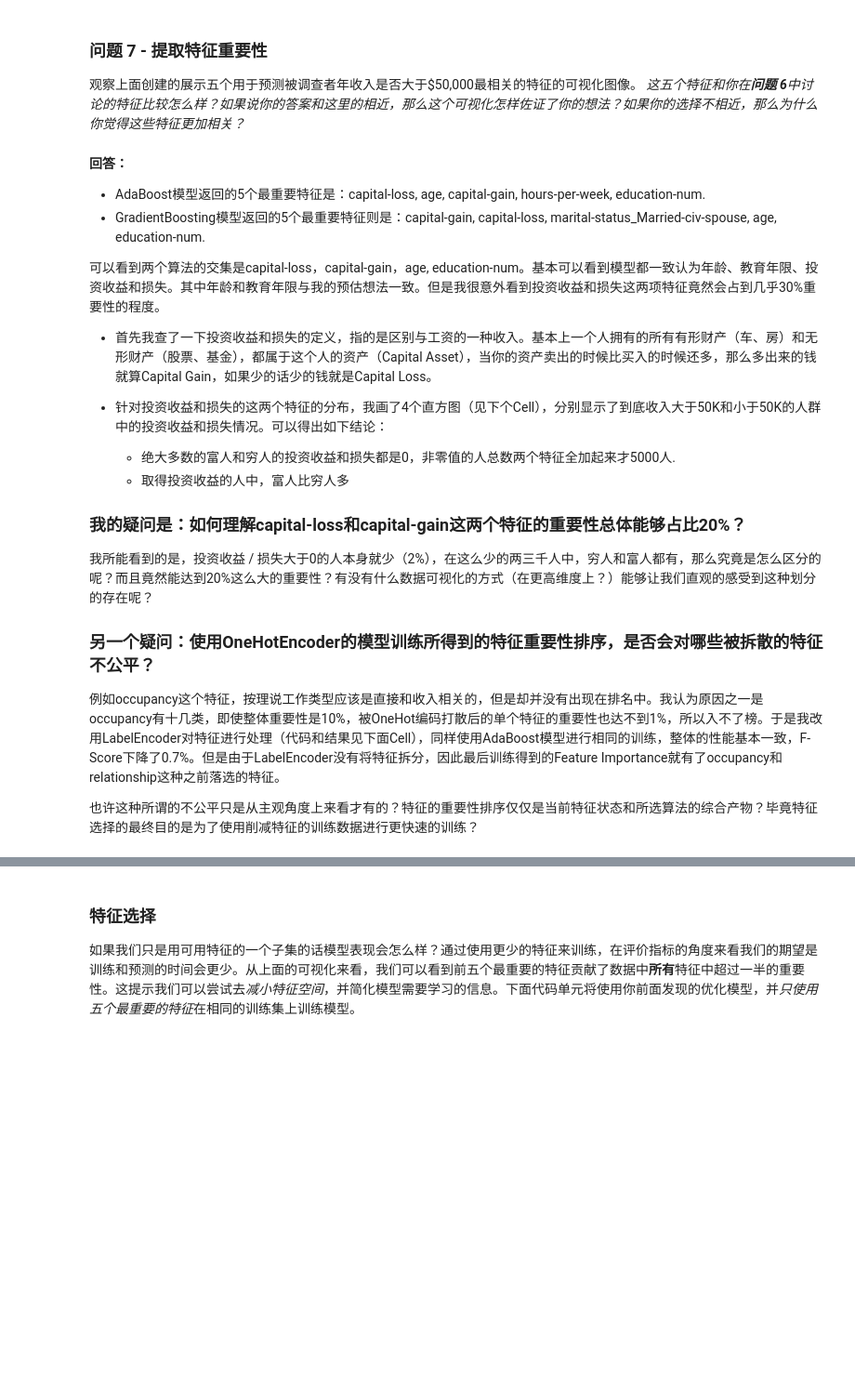
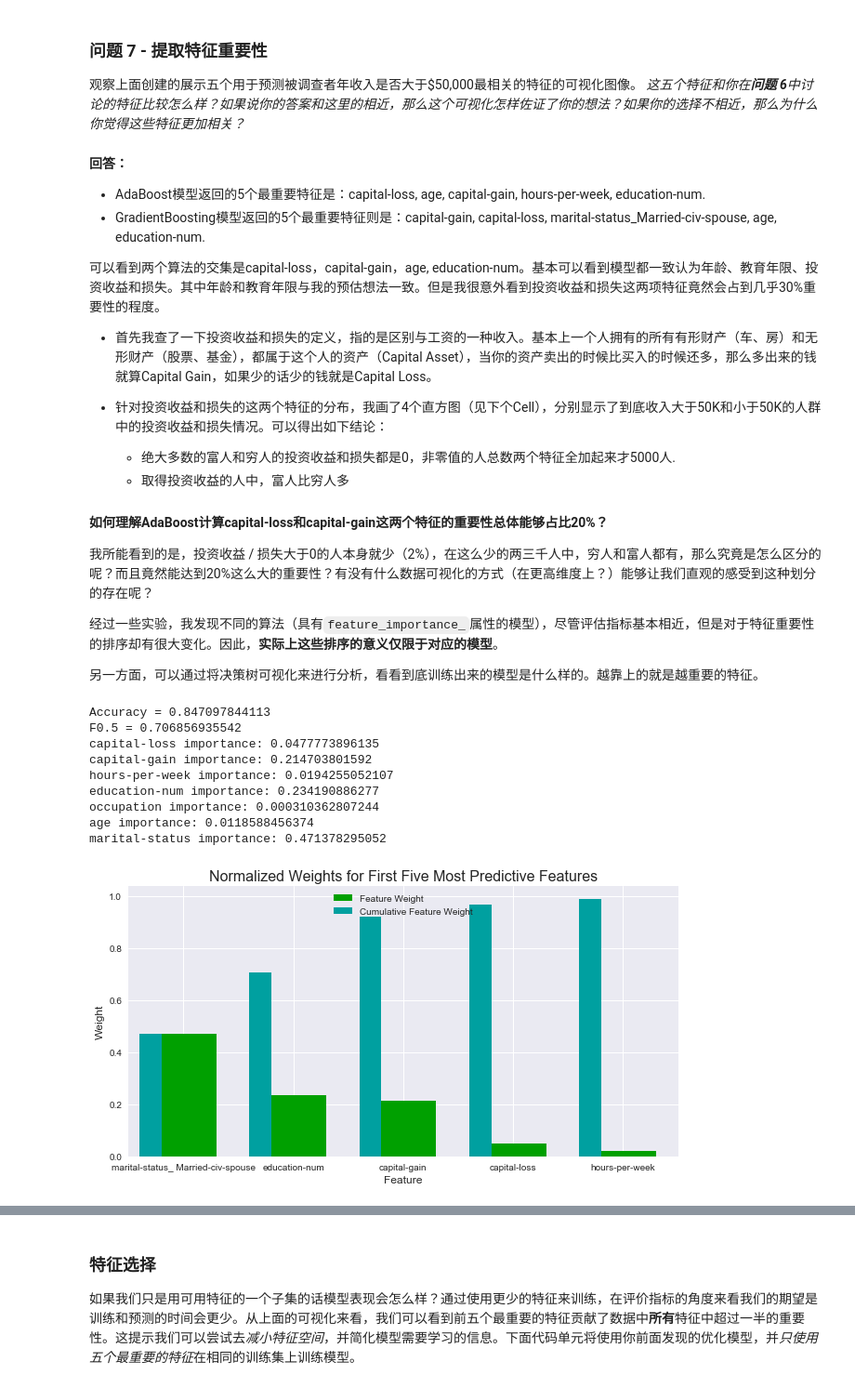
Before and after one commit to mtyylx/MLND, a Jupyter notebook: P2_Finding_Donors/finding_donors.ipynb, the cells around one changed output, grey strips where cells are left out. Shown: that part at 93% size. Drawn from its saved outputs; the diff is of its cells as text; code cells hidden in the pictures; blank space fills up the shorter version.

```diff
--- a/P2_Finding_Donors/finding_donors.ipynb
+++ b/P2_Finding_Donors/finding_donors.ipynb
@@ -861,12 +890,39 @@ _这五个特征和你在**问题 6**中讨论的特征比较怎么样？如果
     - 绝大多数的富人和穷人的投资收益和损失都是0，非零值的人总数两个特征全加起来才5000人.
     - 取得投资收益的人中，富人比穷人多
 
-### 我的疑问是：如何理解capital-loss和capital-gain这两个特征的重要性总体能够占比20%？
+#### 如何理解AdaBoost计算capital-loss和capital-gain这两个特征的重要性总体能够占比20%？
 
 我所能看到的是，投资收益 / 损失大于0的人本身就少（2%），在这么少的两三千人中，穷人和富人都有，那么究竟是怎么区分的呢？而且竟然能达到20%这么大的重要性？有没有什么数据可视化的方式（在更高维度上？）能够让我们直观的感受到这种划分的存在呢？
 
-### 另一个疑问：使用OneHotEncoder的模型训练所得到的特征重要性排序，是否会对哪些被拆散的特征不公平？
+经过一些实验，我发现不同的算法（具有`feature_importance_`属性的模型），尽管评估指标基本相近，但是对于特征重要性的排序却有很大变化。因此，**实际上这些排序的意义仅限于对应的模型**。
 
-例如occupancy这个特征，按理说工作类型应该是直接和收入相关的，但是却并没有出现在排名中。我认为原因之一是occupancy有十几类，即使整体重要性是10%，被OneHot编码打散后的单个特征的重要性也达不到1%，所以入不了榜。于是我改用LabelEncoder对特征进行处理（代码和结果见下面Cell），同样使用AdaBoost模型进行相同的训练，整体的性能基本一致，F-Score下降了0.7%。但是由于LabelEncoder没有将特征拆分，因此最后训练得到的Feature Importance就有了occupancy和relationship这种之前落选的特征。
-
-也许这种所谓的不公平只是从主观角度上来看才有的？特征的重要性排序仅仅是当前特征状态和所选算法的综合产物？毕竟特征选择的最终目的是为了使用削减特征的训练数据进行更快速的训练？
+另一方面，可以通过将决策树可视化来进行分析，看看到底训练出来的模型是什么样的。越靠上的就是越重要的特征。
+# %%
+# 使用深度为5的决策树进行预测和训练，显示评估指标，显示主要特征的合计重要性，显示按单个特征排序的前五名，导出决策树模型图
+from sklearn.tree import export_graphviz
+tree_display = DecisionTreeClassifier(random_state=0, max_depth=5)
+tree_display.fit(X_train, y_train)
+tree_pred = tree_display.predict(X_test)
+print 'Accuracy =', accuracy_score(y_test, tree_pred)
+print 'F0.5 =', fbeta_score(y_test, tree_pred, 0.5)
+tree_importance = tree_display.feature_importances_
+get_importance(tree_importance, 'capital-loss')
+get_importance(tree_importance, 'capital-gain')
+get_importance(tree_importance, 'hours-per-week')
+get_importance(tree_importance, 'education-num')
+get_importance(tree_importance, 'occupation')
+get_importance(tree_importance, 'age')
+get_importance(tree_importance, 'marital-status')
+vs.feature_plot(tree_importance, X_train, y_train)
+export_graphviz(tree_display, out_file='tree.dot')
+# %% [output]
+Accuracy = 0.847097844113
+F0.5 = 0.706856935542
+capital-loss importance: 0.0477773896135
+capital-gain importance: 0.214703801592
+hours-per-week importance: 0.0194255052107
+education-num importance: 0.234190886277
+occupation importance: 0.000310362807244
+age importance: 0.0118588456374
+marital-status importance: 0.471378295052
+[figure, added]
```
Also changed, not shown: parts of 22 cells of this notebook, 1 other file.
